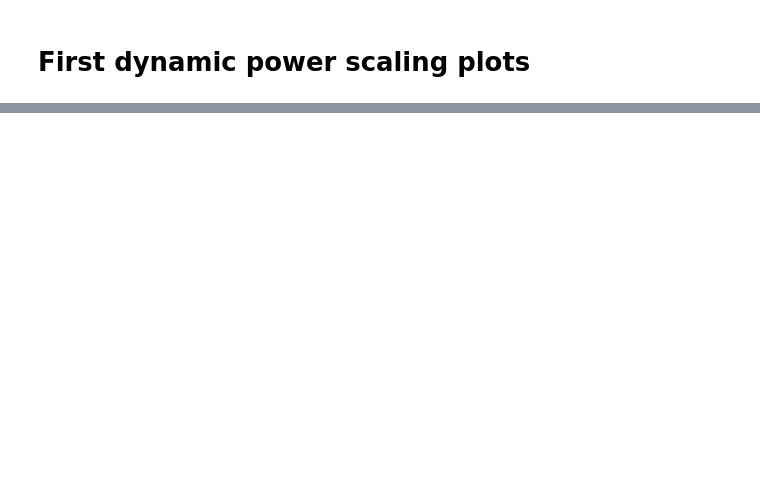
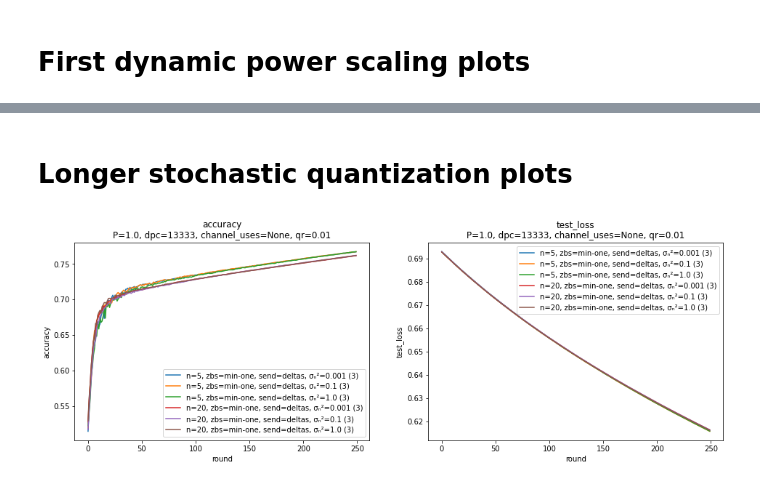
Before and after one commit to czlee/kyanite, a Jupyter notebook: misc-plots-2.ipynb, the cells around one changed output, grey strips where cells are left out. Drawn from its saved outputs; the diff is of its cells as text; code cells hidden in the pictures; blank space fills up the shorter version.

```diff
--- a/misc-plots-2.ipynb
+++ b/misc-plots-2.ipynb
@@ -125,0 +126,22 @@ plot_averaged_training_charts(results_dir, fields, title_specs, fixed_specs, ser
+# %% [markdown]
+# Longer stochastic quantization plots
+# %%
+results_dir = Path("../results-downloaded/20210722-stocquant-1/")
+# %%
+title_specs = {
+    'power': 1.0,
+    'data_per_client': 13333,
+    'channel_uses': None,
+    'quantization_range': 0.01,
+}
+series_specs = {
+    'clients': '__all__',
+    'zero_bits_strategy': '__all__',
+    'send': ['deltas'],
+    'noise': '__all__',
+}
+fields = ['accuracy', 'test_loss']
+
+plot_averaged_training_charts(results_dir, fields, title_specs, fixed_specs, series_specs)
+# %% [output]
+[figure, added]
```
Also changed, not shown: parts of 6 cells of this notebook.
